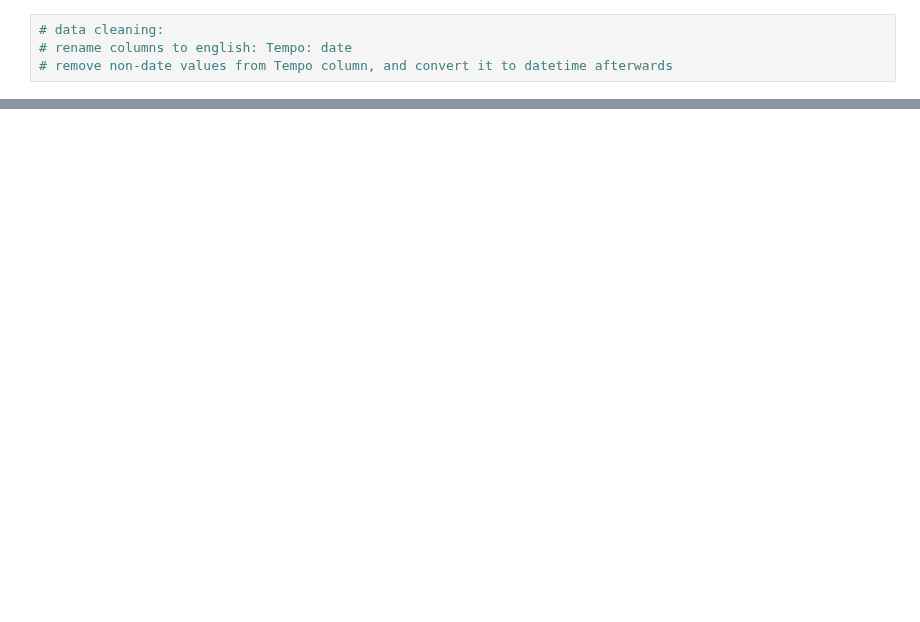
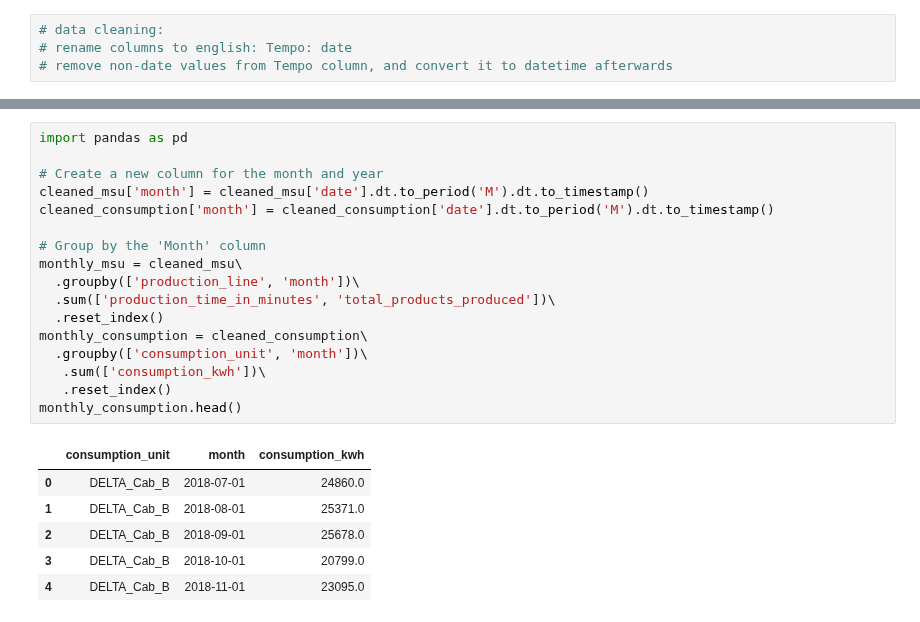
Before and after one commit to NiloofarSoltani-2/Pescara_Energy_Consumption, a Jupyter notebook: Pescara_Energy_Consumption.ipynb, the cells around one changed output, grey strips where cells are left out. Cells and saved outputs as stored; diff of their text form; blank space fills up the shorter version.

```diff
--- a/Pescara_Energy_Consumption.ipynb
+++ b/Pescara_Energy_Consumption.ipynb
@@ -689,0 +651,24 @@ result.head(100)
+# %%
+import pandas as pd
+
+# Create a new column for the month and year
+cleaned_msu['month'] = cleaned_msu['date'].dt.to_period('M').dt.to_timestamp()
+cleaned_consumption['month'] = cleaned_consumption['date'].dt.to_period('M').dt.to_timestamp()
+
+# Group by the 'Month' column
+monthly_msu = cleaned_msu\
+  .groupby(['production_line', 'month'])\
+  .sum(['production_time_in_minutes', 'total_products_produced'])\
+  .reset_index()
+monthly_consumption = cleaned_consumption\
+  .groupby(['consumption_unit', 'month'])\
+   .sum(['consumption_kwh'])\
+   .reset_index()
+monthly_consumption.head()
+# %% [output]
+|  | consumption_unit | month | consumption_kwh |
+| 0 | DELTA_Cab_B | 2018-07-01 | 24860.0 |
+| 1 | DELTA_Cab_B | 2018-08-01 | 25371.0 |
+| 2 | DELTA_Cab_B | 2018-09-01 | 25678.0 |
+| 3 | DELTA_Cab_B | 2018-10-01 | 20799.0 |
+| 4 | DELTA_Cab_B | 2018-11-01 | 23095.0 |
```
Also changed, not shown: parts of 23 cells of this notebook.
